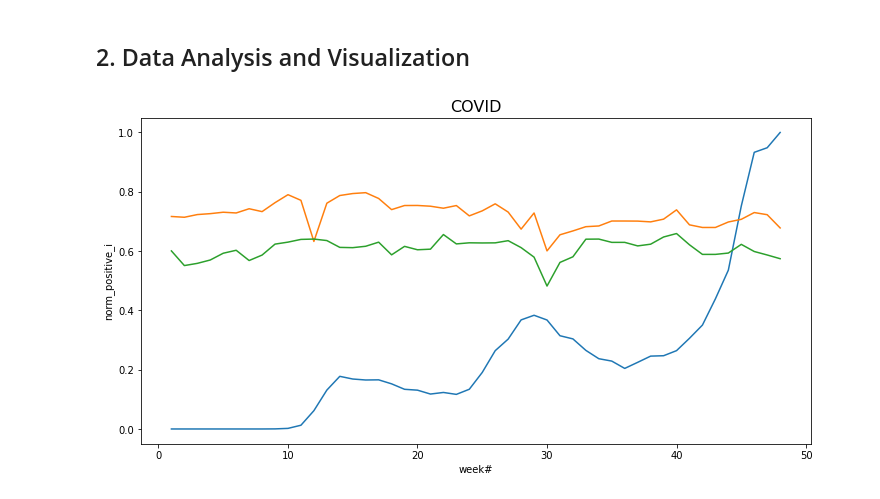
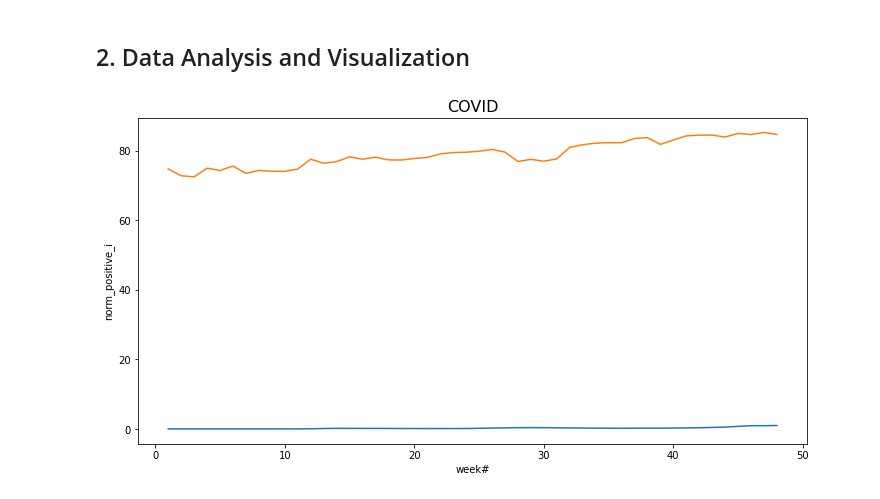
Before and after one commit to sonyal/COVIDSpotifyTrends, a Jupyter notebook: final.ipynb, the cells around one changed output. Cells and saved outputs as stored; diff of their text form; code cells hidden in the pictures.

```diff
--- a/final.ipynb
+++ b/final.ipynb
@@ -159,15 +159,18 @@ merged['norm_length'] = (merged.length-merged.length.min())/(merged.length.max()
 
 merged['norm_tempo'] = (merged.tempo-merged.tempo.min())/(merged.tempo.max()-merged.tempo.min())
 merged = merged[:48]
+
+merged['norm_pop'] = (merged.tempo-merged.tempo.min())/(merged.tempo.max()-merged.tempo.min())
+merged = merged[:48]
 # %%
 plt.figure(figsize=(12,6))
 plt.title("COVID", fontsize=16)
 sns.lineplot(data=merged, x='week#', y='norm_positive_i')
-sns.lineplot(data=merged, x='week#', y='danceability')
-sns.lineplot(data=merged, x='week#', y='energy')
+sns.lineplot(data=merged, x='week#', y='popularity')
+# sns.lineplot(data=merged, x='week#', y='energy')
 # sns.lineplot(data=merged, x='week#', y='norm_length')
 # sns.lineplot(data=merged, x='week#', y='liveness')
 # sns.lineplot(data=merged, x='week#', y='norm_tempo')
 plt.show()
 # %% [output]
-[figure, old version]
+[figure, new version]
```
Also changed, not shown: parts of 5 cells of this notebook.
